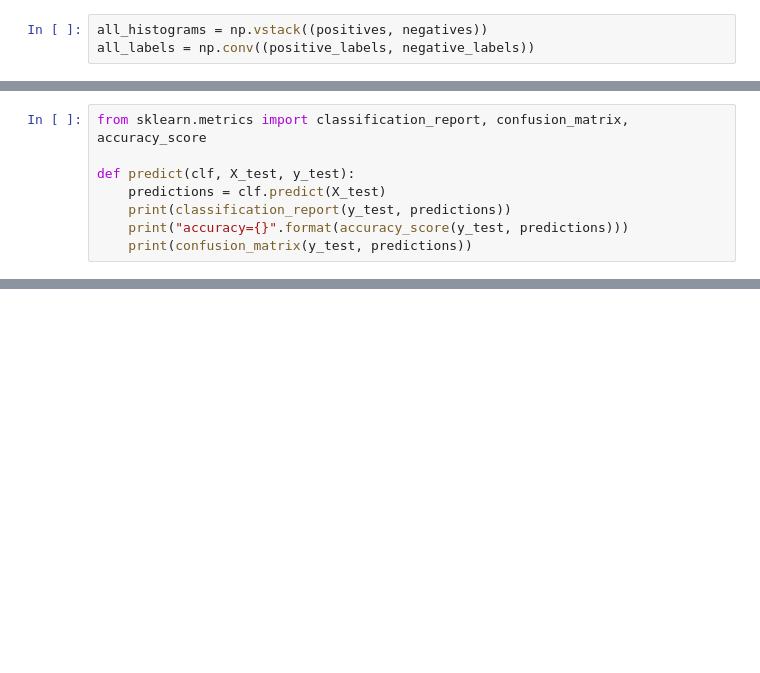
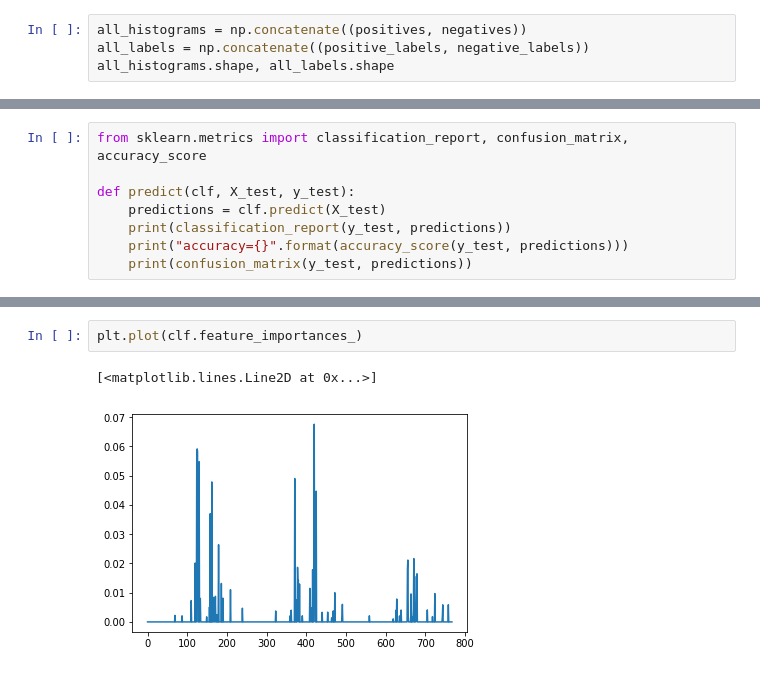
Before and after one commit to thinkpractice/DeepSolaris, a Jupyter notebook: AnalyzeHistograms.ipynb, the cells around one changed output, grey strips where cells are left out. Drawn from its saved outputs; the diff is of its cells as text; blank space fills up the shorter version.

Commit message:
Added analysis of histograms features picked out by RandomForest

```diff
--- a/AnalyzeHistograms.ipynb
+++ b/AnalyzeHistograms.ipynb
@@ -64,5 +64,6 @@ positives.shape, negatives.shape
 positive_labels = np.ones(120)
 negative_labels = np.zeros(120)
 # %%
-all_histograms = np.vstack((positives, negatives))
-all_labels = np.conv((positive_labels, negative_labels))
+all_histograms = np.concatenate((positives, negatives))
+all_labels = np.concatenate((positive_labels, negative_labels))
+all_histograms.shape, all_labels.shape
@@ -98,0 +133,5 @@ predict(clf, X_test, y_test)
+# %%
+plt.plot(clf.feature_importances_)
+# %% [output]
+[<matplotlib.lines.Line2D at 0x...>]
+[figure, added]
```
Also changed, not shown: parts of 6 cells of this notebook.
